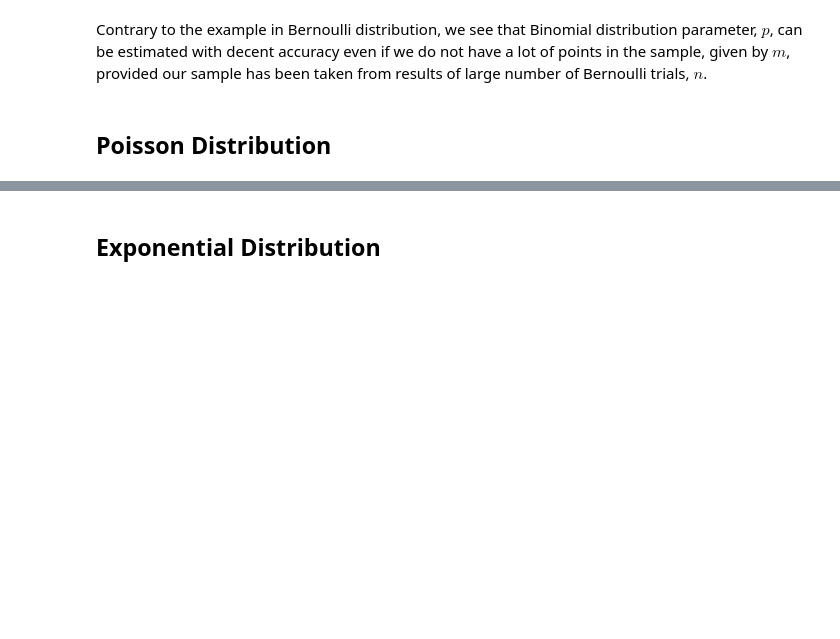
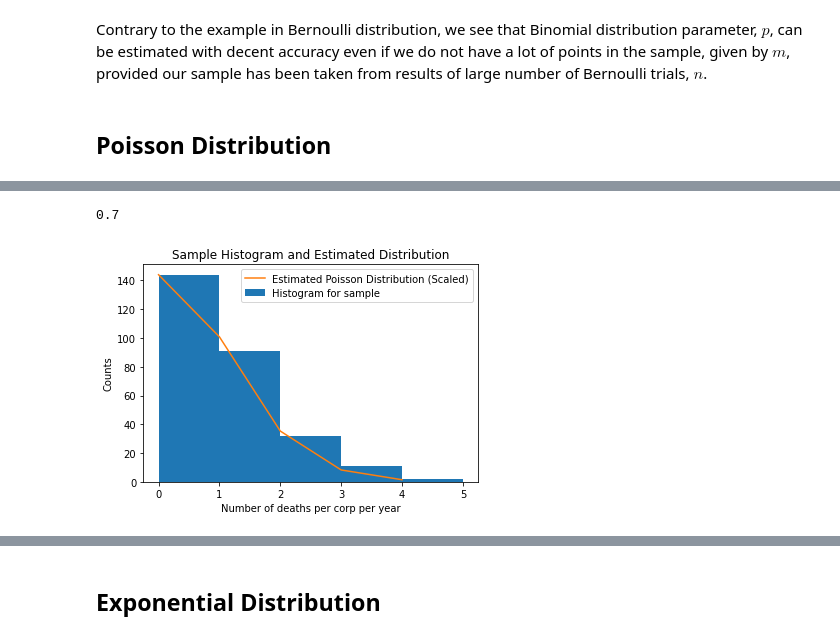
Before and after one commit to PetalsOnWind/Statistics-and-Econometrics-for-Data-Science, a Jupyter notebook: notebooks/maximum-likelihood-estimation.ipynb, the cells around one changed output, grey strips where cells are left out. Saved outputs shown, nothing was run; the diff lists cells and outputs as text; code cells hidden in the pictures; blank space fills up the shorter version.

Commit message:
Add MLE for Poisson Distribution

```diff
--- a/notebooks/maximum-likelihood-estimation.ipynb
+++ b/notebooks/maximum-likelihood-estimation.ipynb
@@ -502,0 +554,4 @@ Contrary to the example in Bernoulli distribution, we see that Binomial distribu
+# %%
+# load the data from the text file stored in 'data' directory
+horse_kick_data = pd.read_csv('../data/HorseKicks.txt', sep='\t', index_col='Year')
+horse_kick_data.head()
@@ -502,0 +566,6 @@ Contrary to the example in Bernoulli distribution, we see that Binomial distribu
+# %%
+# let us flatten our dataframe into an array,
+# such that each element of the array represents the number of deaths
+# due to horse-kicks per corp per year
+sample = horse_kick_data.to_numpy().flatten()
+sample
@@ -502,0 +586,30 @@ Contrary to the example in Bernoulli distribution, we see that Binomial distribu
+# %%
+# Let us now estimate the distribution parameter, 𝜆
+lambda_hat = np.mean(sample)
+lambda_hat
+# %% [output]
+0.7
+# %%
+# Let us now plot the histogram as well as the estimated distribution
+
+# plot the histogram
+plt.hist(sample, bins=(sample.max() + 1), range=(0, sample.max() + 1),
+         label='Histogram for sample')
+
+# plot the distribution
+# find the pmf values
+x_s = list(range(sample.max() + 1))
+y_s = (lambda_hat ** x_s) * np.exp(-lambda_hat) / scipy.special.factorial(x_s)
+
+# scale the pmf values
+y_s = y_s / y_s.max() * scipy.stats.mode(sample).count[0]
+plt.plot(x_s, y_s, label='Estimated Poisson Distribution (Scaled)')
+
+# customize plot
+plt.title('Sample Histogram and Estimated Distribution')
+plt.xlabel('Number of deaths per corp per year')
+plt.ylabel('Counts')
+plt.legend()
+plt.show()
+# %% [output]
+[figure, added]
```
Also changed, not shown: parts of 18 cells of this notebook, 1 other file.
